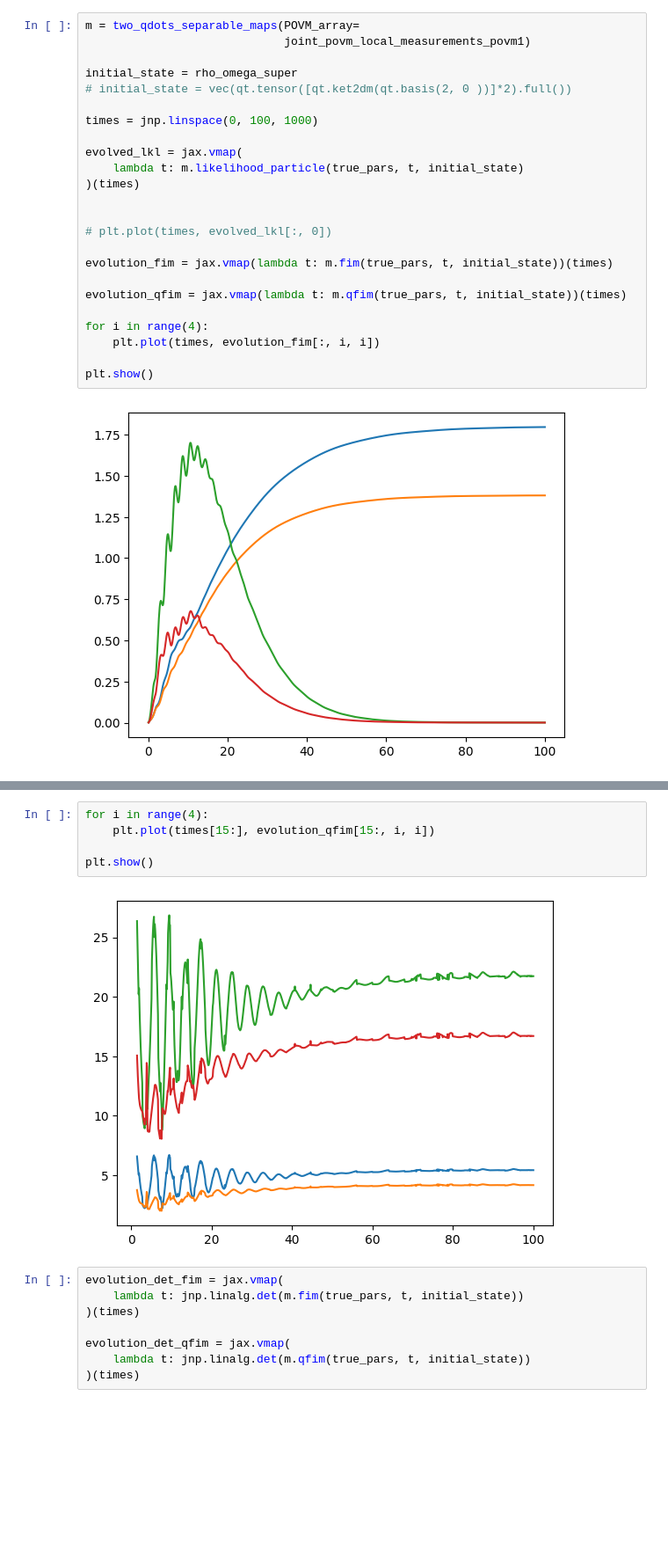
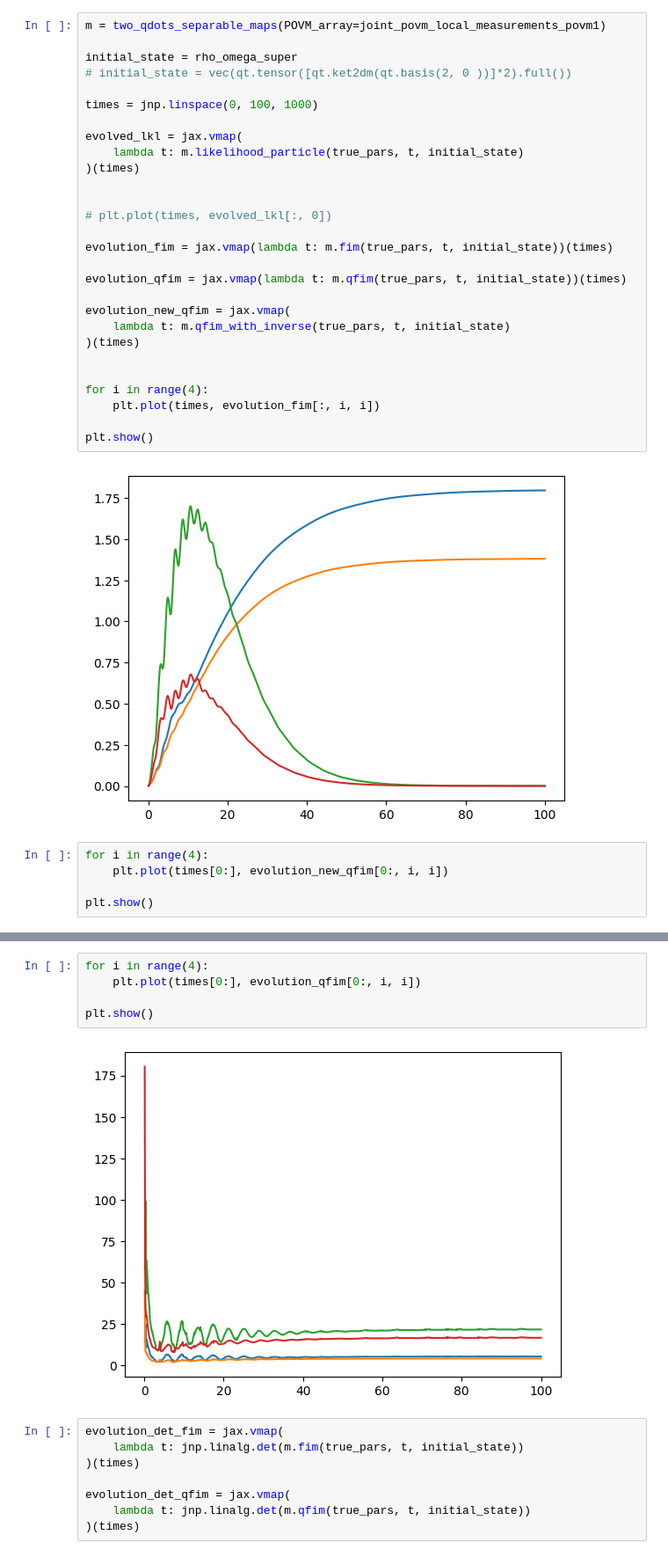
Before and after one commit to Rumoa/qll_qdots, a Jupyter notebook: model_writing.ipynb, the cells around one changed output, grey strips where cells are left out. Shown at 88% size. Cells and saved outputs as stored; diff of their text form; blank space fills up the shorter version.

```diff
--- a/model_writing.ipynb
+++ b/model_writing.ipynb
@@ -1243,6 +1280,5 @@ array([1.+0.j, 0.+0.j, 0.+0.j, 0.+0.j, 0.+0.j, 0.+0.j, 0.+0.j, 0.+0.j,
 # %%
-m = two_qdots_separable_maps(POVM_array=
-                             joint_povm_local_measurements_povm1)
+m = two_qdots_separable_maps(POVM_array=joint_povm_local_measurements_povm1)
 
 initial_state = rho_omega_super
 # initial_state = vec(qt.tensor([qt.ket2dm(qt.basis(2, 0 ))]*2).full())
@@ -1260,9 +1296,19 @@ evolution_fim = jax.vmap(lambda t: m.fim(true_pars, t, initial_state))(times)
 
 evolution_qfim = jax.vmap(lambda t: m.qfim(true_pars, t, initial_state))(times)
 
+evolution_new_qfim = jax.vmap(
+    lambda t: m.qfim_with_inverse(true_pars, t, initial_state)
+)(times)
+
+
 for i in range(4):
     plt.plot(times, evolution_fim[:, i, i])
 
 plt.show()
 # %% [output]
 [figure]
+# %%
+for i in range(4):
+    plt.plot(times[0:], evolution_new_qfim[0:, i, i])
+
+plt.show()
@@ -1269,10 +1317,10 @@ plt.show()
 # %%
 for i in range(4):
-    plt.plot(times[15:], evolution_qfim[15:, i, i])
+    plt.plot(times[0:], evolution_qfim[0:, i, i])
 
 plt.show()
 # %% [output]
-[figure, old version]
+[figure, new version]
 # %%
 evolution_det_fim = jax.vmap(
     lambda t: jnp.linalg.det(m.fim(true_pars, t, initial_state))
```
Also changed, not shown: parts of 3 cells of this notebook, 1 other file.
